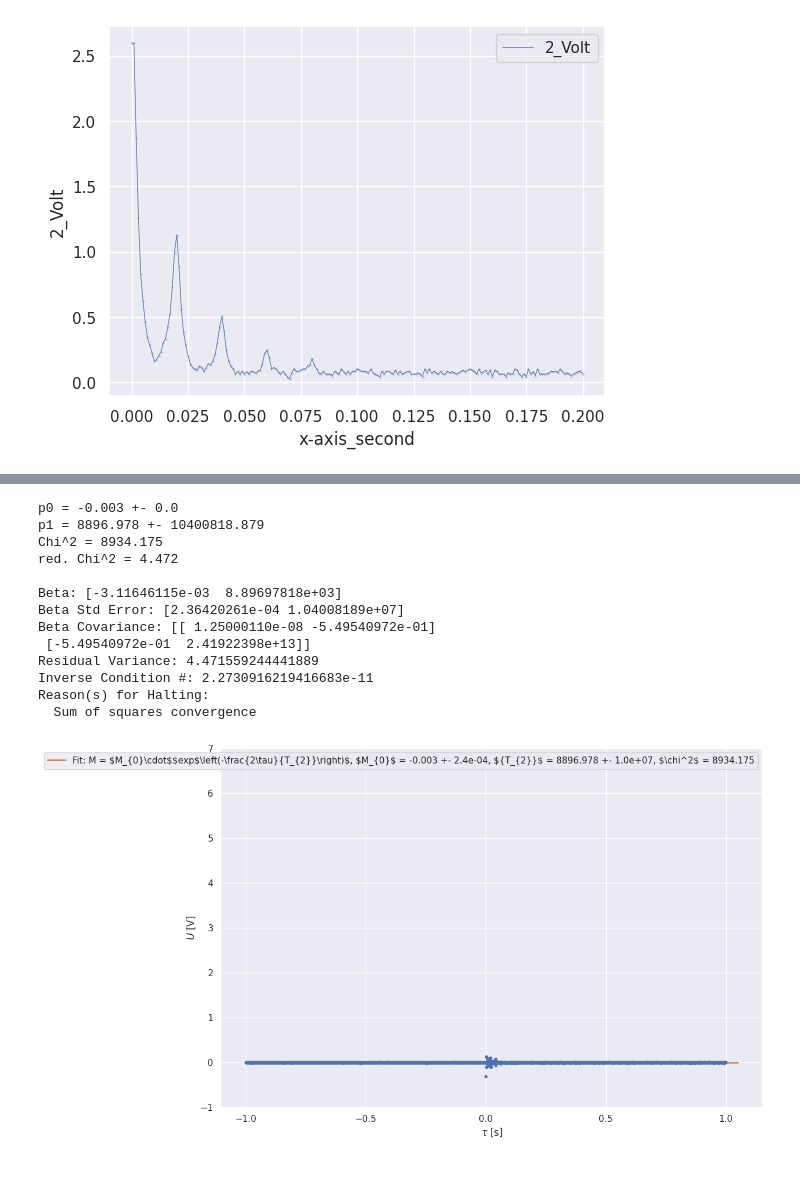
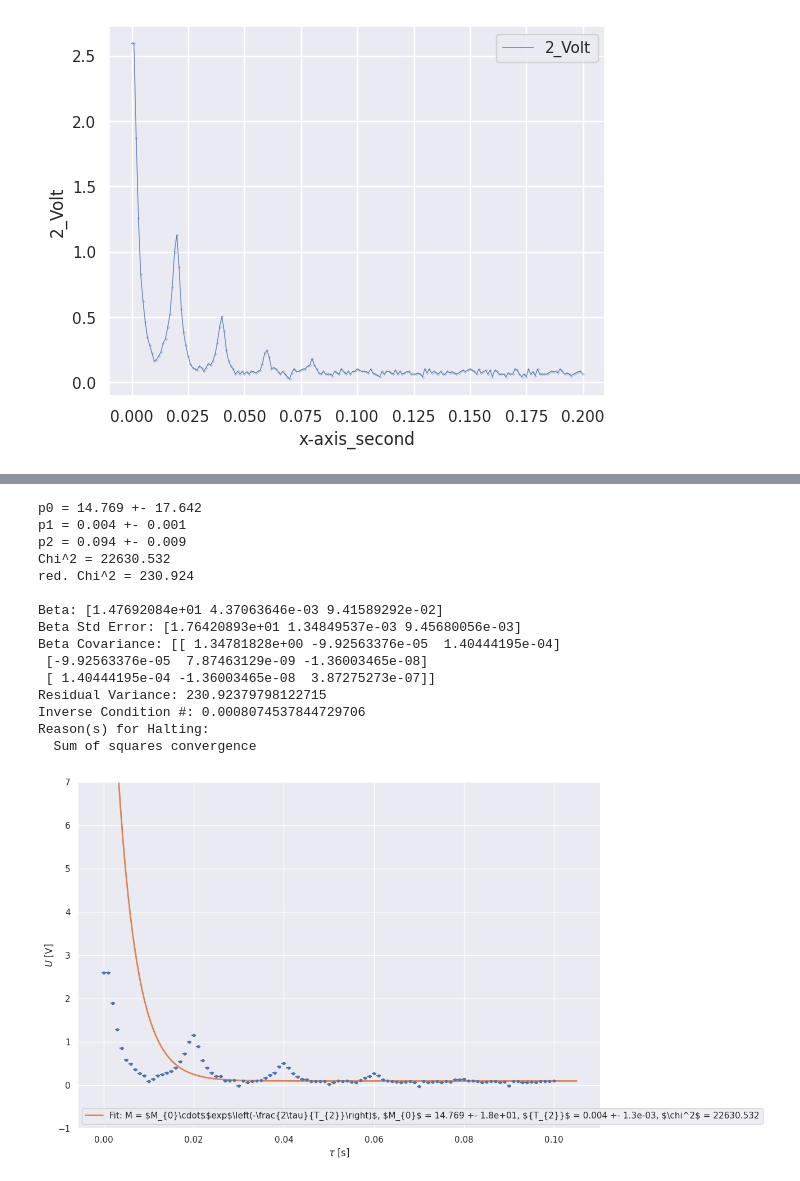
Before and after one commit to jodenn93/gNMR, a Jupyter notebook: code/analysis.ipynb, the cells around one changed output, grey strips where cells are left out. Cells and saved outputs as stored; diff of their text form; code cells hidden in the pictures.

```diff
--- a/code/analysis.ipynb
+++ b/code/analysis.ipynb
@@ -447,20 +450,20 @@ df_soel_MG.loc[df_soel_MG["x-axis_second"] <= 0.2].plot.line(x=0, y=2, ax=ax3, s
 
 
 def fitFunc(params, x):
-    m0, T2 = params
-    return (m0*(np.exp(-(x)/T2)))
+    m0, T2, c = params
+    return (m0*(np.exp(-(x)/T2))+c)
 
 # Define the numpy arrays with the data points and the corresponding errors:
-
-xData = df_soel_MG["x-axis_second"].to_numpy()
-xErr = df_soel_MG["tau_err"].to_numpy()
-yData = df_soel_MG["1_Volt"].to_numpy()
-yErr = df_soel_MG["u1_err"].to_numpy()
+df_soel_plot = df_soel_MG.loc[df_soel_MG["x-axis_second"] <= 0.1]
+xData = df_soel_plot["x-axis_second"].to_numpy()
+xErr = df_soel_plot["tau_err"].to_numpy()
+yData = df_soel_plot["2_Volt"].to_numpy()
+yErr = df_soel_plot["u2_err"].to_numpy()
 
 # Set the start values for the parameters of our function, and call the fit routine.
 # Remember: all arguments of our fitFunc are numpy arrays:
 
-startParameters = np.array([yData[0], 0.065])
+startParameters = np.array([yData[0], 0.065,0.07])
 popt, perr, fitResult = odrFit(xData, xErr, yData, yErr, fitFunc, startParameters)
 #print(popt)
 #print(perr)
@@ -477,41 +480,43 @@ residuals = fitResult.eps / yErr
 
 error_fmt = " +- {:.1e}"
 
 fig1 = plt.figure(figsize=(12,8))
 plt.errorbar(xData, yData, xerr = xErr, yerr = yErr, fmt = '.')
 plt.plot(x_fit, fit, lw=2, label=
          r'Fit: M = $M_{0}\cdot$$exp$\left(-\frac{2\tau}{T_{2}}\right)$, $M_{0}$ = ' + str(round(popt[0], 3)) + error_fmt.format(perr[0])
          + r', ${T_{2}}$ = ' + str(round(popt[1], 3)) + error_fmt.format(perr[1])
          + ', $\chi^2$ = ' + str(round(fitResult.sum_square, 3)))
 plt.xlabel(r"$\tau$ [s]")
 plt.ylabel(r"$U$ [V]")
 plt.ylim(-1,7)
 plt.legend()
 #plt.title('Lebensdauer von Myonen')
 
 # fig2 = plt.figure(figsize=(12,2.5))
 # plot(xData, residuals,'or')
 # plt.xlabel(r"Zeitdelay [$\mu$s]")
 # plt.ylabel('Residuals')
 # plt.grid()
 plt.savefig("../images/aufgabe_6_soel_mg.jpg")
 plt.show()
 
 # The quite large values for Chi^2 and Chi^2/ndof show that this is not a good fit, what is aslo
 # clearly visible in the plot. The statistical errors are not sufficient to explain the spread
 # of the data points around the best curve.
 # %% [output]
-p0 = -0.003 +- 0.0
-p1 = 8896.978 +- 10400818.879
-Chi^2 = 8934.175
-red. Chi^2 = 4.472
+p0 = 14.769 +- 17.642
+p1 = 0.004 +- 0.001
+p2 = 0.094 +- 0.009
+Chi^2 = 22630.532
+red. Chi^2 = 230.924
 
-Beta: [-3.11646115e-03  8.89697818e+03]
-Beta Std Error: [2.36420261e-04 1.04008189e+07]
-Beta Covariance: [[ 1.25000110e-08 -5.49540972e-01]
- [-5.49540972e-01  2.41922398e+13]]
-Residual Variance: 4.471559244441889
-Inverse Condition #: 2.2730916219416683e-11
+Beta: [1.47692084e+01 4.37063646e-03 9.41589292e-02]
+Beta Std Error: [1.76420893e+01 1.34849537e-03 9.45680056e-03]
+Beta Covariance: [[ 1.34781828e+00 -9.92563376e-05  1.40444195e-04]
+ [-9.92563376e-05  7.87463129e-09 -1.36003465e-08]
+ [ 1.40444195e-04 -1.36003465e-08  3.87275273e-07]]
+Residual Variance: 230.92379798122715
+Inverse Condition #: 0.0008074537844729706
 Reason(s) for Halting:
   Sum of squares convergence
-[figure, old version]
+[figure, new version]
```
Also changed, not shown: parts of 7 cells of this notebook.
